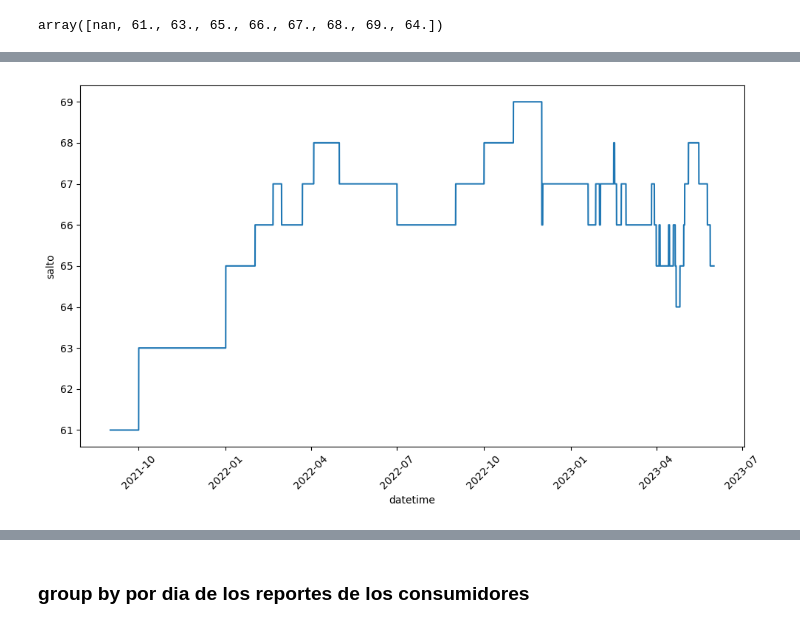
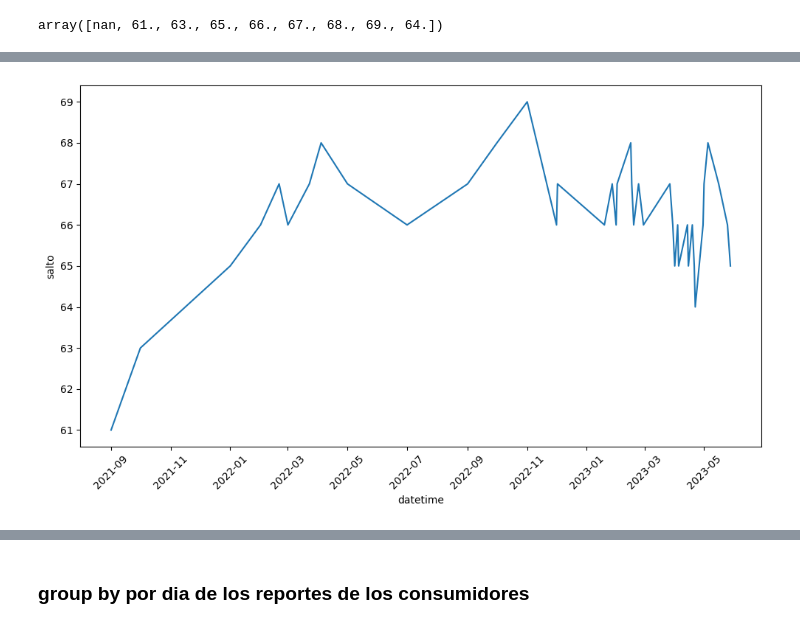
Before and after one commit to josemgoji/Proyecto-integrador-2, a Jupyter notebook: datalab/EDA_2.ipynb, the cells around one changed output, grey strips where cells are left out. Cells and saved outputs as stored; diff of their text form; code cells hidden in the pictures.

Commit message:
:hammer: updated graphic of user per day

```diff
--- a/datalab/EDA_2.ipynb
+++ b/datalab/EDA_2.ipynb
@@ -145,0 +130,11 @@ memory usage: 1.3 MB
+# %%
+process_df['salto_shift'] = process_df['salto'].shift(1)  # Creamos una columna con el valor anterior de 'salto'
+
+# Filtramos filas donde 'salto' sea diferente al valor anterior o el primer valor
+df_filtered = process_df[(process_df['salto'] != process_df['salto_shift']) | (process_df.index == 0)]
+
+# Eliminamos la columna auxiliar
+df_filtered = df_filtered.drop(columns=['salto_shift'])
+
+# Mostrar el resultado
+df_filtered.head()
@@ -146,12 +148,12 @@ memory usage: 1.3 MB
 # %%
 plt.figure(figsize=(10, 6))  # Ajustar el tamaño de la figura
-sns.lineplot(x='datetime', y='salto', data=process_df)
+sns.lineplot(x='datetime', y='salto', data=df_filtered)
 
 # Rotar las etiquetas del eje x si hay muchas fechas
 plt.xticks(rotation=45)
 
 # Mostrar el gráfico
 plt.tight_layout()
 plt.show()
 # %% [output]
-[figure, old version]
+[figure, new version]
```
Also changed, not shown: parts of 5 cells of this notebook.
